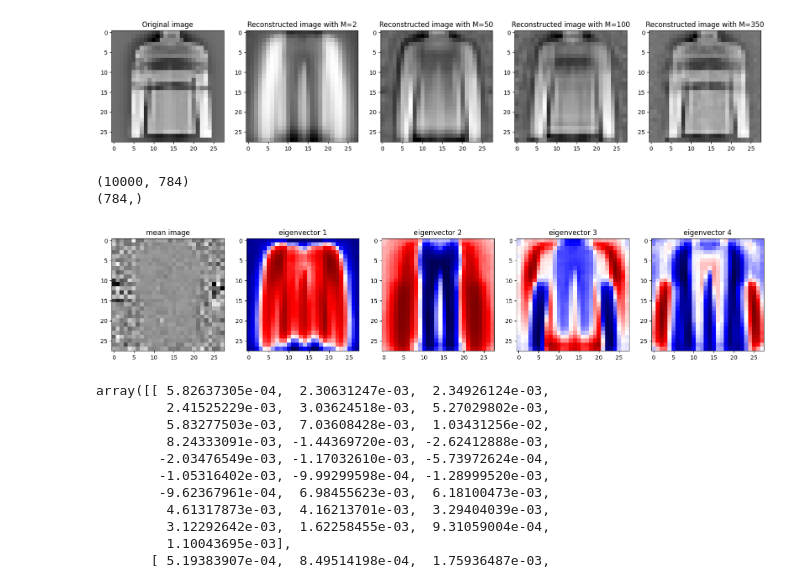
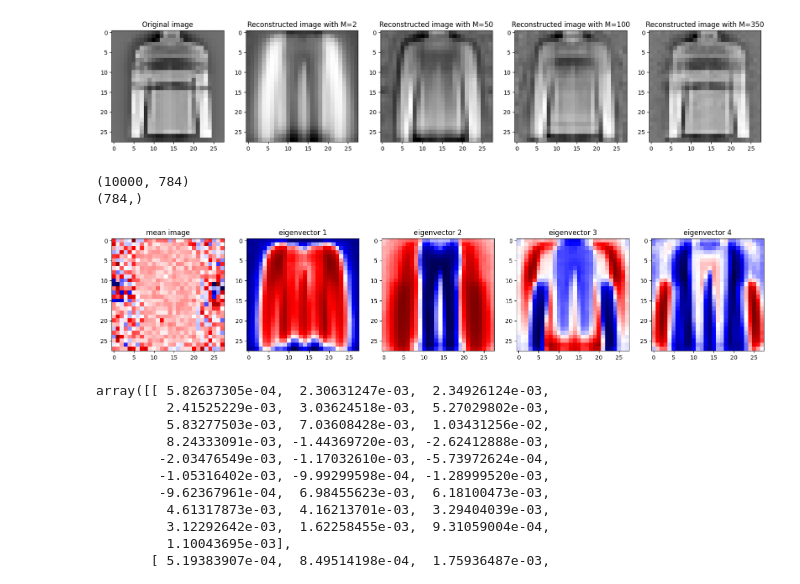
Before and after one commit to AnnaMariaGnat/ML_Project, a Jupyter notebook: Notebooks/01-EDA/01-PCA.ipynb, the cells around one changed output. Cells and saved outputs as stored; diff of their text form; code cells hidden in the pictures.

Commit message:
added seismic colour mapping

```diff
--- a/Notebooks/01-EDA/01-PCA.ipynb
+++ b/Notebooks/01-EDA/01-PCA.ipynb
@@ -126,33 +126,33 @@ for i in range(len(components)):
 # %%
 pca_all = PCA(n_components = 784)
 images_transformed = pca_all.fit_transform(images)
 
 pca_all.components_
 
 # finding the mean image
 
 plt.show()
 
 plt.figure(figsize=(20,5))
 plt.subplot(1, 5, 1)
 mean_image = np.mean(images, axis=0)
 print(images.shape)
 print(mean_image.shape)
-plt.imshow(mean_image.reshape(28, 28), cmap='gray')
+plt.imshow(mean_image.reshape(28, 28), cmap='seismic')
 plt.title('mean image')
 for i in range(2,6):
     plt.subplot(1, 5, i)
     plt.imshow(pca_all.components_[i-2].reshape(28, 28), cmap='seismic')
     plt.title(f'eigenvector {i-1}')
 
 # cmap = 'jet'
 # cmap = 'seismic' negative values = blue, positive values = red, 0 = white
 # cmap = 'grey'
 # cmap = 'coolwarm'
 # %% [output]
 (10000, 784)
 (784,)
-[figure, old version]
+[figure, new version]
 # %%
 pca.components_[0].reshape(28,28)
 # %% [output]
```
Also changed, not shown: parts of 1 cell of this notebook.
